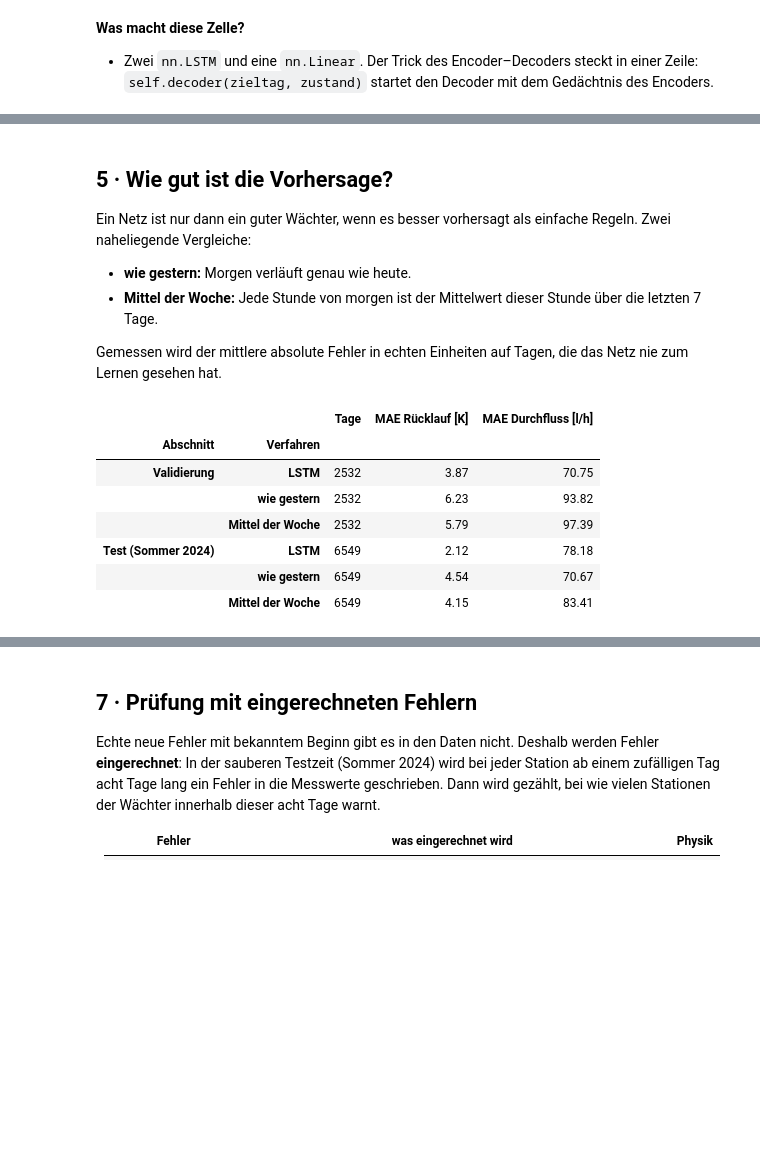
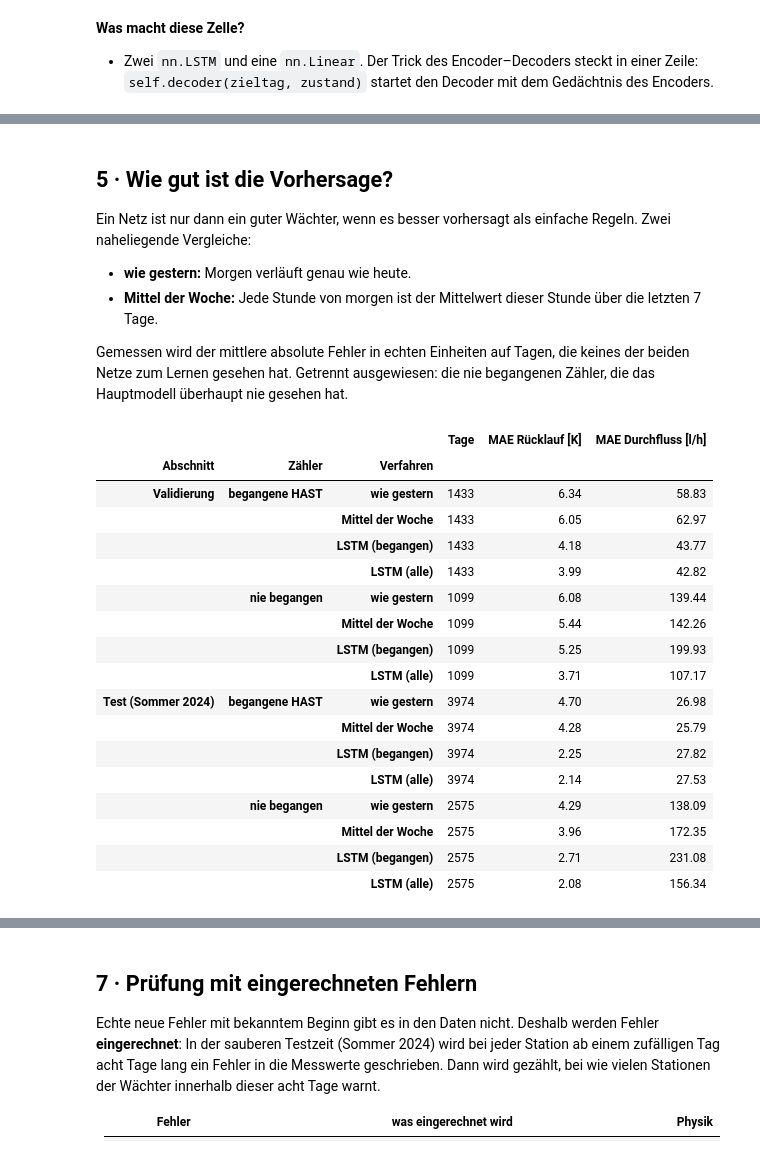
Before and after one commit to ivelinayna/projektseminar, a Jupyter notebook: notebooks/21_prognose_lstm_waechter.ipynb, the cells around one changed output, grey strips where cells are left out. Saved outputs shown, nothing was run; the diff lists cells and outputs as text; code cells hidden in the pictures; blank space fills up the shorter version.

```diff
--- a/notebooks/21_prognose_lstm_waechter.ipynb
+++ b/notebooks/21_prognose_lstm_waechter.ipynb
@@ -46,8 +64,9 @@ pd.set_option("display.width", 200)
 plt.rcParams["figure.facecolor"] = "white"
 
 STICHTAG = pd.Timestamp("2024-09-01")
-TRAINING_BIS = pd.Timestamp("2024-06-01")   # danach: Sommer 2024 als saubere Testzeit vor den Begehungen
-VORGESCHICHTE = 7                             # Tage
+LERNEN_BIS = pd.Timestamp("2024-06-01")    # danach: Sommer 2024 als saubere Testzeit vor den Begehungen
+VORGESCHICHTE = 7                           # Tage
+HEIZGRENZE_C = 15.0                         # Tagesmittel darunter = Heiztag (wie in Notebook 17)
 NEU_TRAINIEREN = False
 SEED = 0
 torch.manual_seed(SEED)
@@ -123,10 +168,10 @@ Temperaturen für alle gleich. Dann entstehen für jeden Zieltag drei Teile:
   im Wetterbericht, den Vorlauf gibt das Netz vor,
 * **Ziel:** Rücklauf und Durchfluss des Zieltags (24 × 2).
 # %%
-lernen = (tage["abschnitt"] == "Training").to_numpy()
-fl_teiler = stunden[np.repeat(lernen, 24)].groupby("zaehler")["durchfluss"].quantile(0.95).clip(lower=1.0)
-mittel = {k: werte[lernen, :, i].mean() for i, k in enumerate(KANAELE) if k != "durchfluss"}
-streuung = {k: werte[lernen, :, i].std() for i, k in enumerate(KANAELE) if k != "durchfluss"}
+lernzeit = (tage["abschnitt"] == "Training").to_numpy()
+fl_teiler = stunden[np.repeat(lernzeit, 24)].groupby("zaehler")["durchfluss"].quantile(0.95).clip(lower=1.0)
+mittel = {k: werte[lernzeit, :, i].mean() for i, k in enumerate(KANAELE) if k != "durchfluss"}
+streuung = {k: werte[lernzeit, :, i].std() for i, k in enumerate(KANAELE) if k != "durchfluss"}
 
 
 def skalieren(feld):
@@ -145,10 +190,10 @@ def eingaenge(x, idx):
 
 
 x = skalieren(werte)
-# Überwacht werden nur Zähler, die das Netz vor Juni 2024 kennenlernen konnte
-ohne_training = sorted(set(tage["zaehler"]) - set(fl_teiler.index))
+# Überwacht werden nur Zähler, die vor Juni 2024 Daten haben (sonst keine Skala und keine normale Schwankung)
+ohne_lernzeit = sorted(set(tage["zaehler"]) - set(fl_teiler.index))
 ziel_idx = ziel_idx[tage.loc[ziel_idx, "zaehler"].isin(fl_teiler.index).to_numpy()]
-print(f"{len(ohne_training)} Zähler ohne Trainingstage werden nicht überwacht; {len(ziel_idx):,} Zieltage bleiben")
+print(f"{len(ohne_lernzeit)} Zähler ohne Tage vor Juni 2024 werden nicht überwacht; {len(ziel_idx):,} Zieltage bleiben")
 v, z, y = eingaenge(x, ziel_idx[:3])
 print(f"Beispiel für drei Zieltage: Vergangenheit {tuple(v.shape)}, Zieltag bekannt {tuple(z.shape)}, Ziel {tuple(y.shape)}")
 # %% [output]
@@ -280,44 +344,56 @@ Zwei naheliegende Vergleiche:
 * **wie gestern:** Morgen verläuft genau wie heute.
 * **Mittel der Woche:** Jede Stunde von morgen ist der Mittelwert dieser Stunde über die letzten 7 Tage.
 
-Gemessen wird der mittlere absolute Fehler in echten Einheiten auf Tagen, die das
-Netz nie zum Lernen gesehen hat.
+Gemessen wird der mittlere absolute Fehler in echten Einheiten auf Tagen, die keines der
+beiden Netze zum Lernen gesehen hat. Getrennt ausgewiesen: die nie begangenen Zähler, die
+das Hauptmodell überhaupt nie gesehen hat.
 # %%
-def vorhersagen(feld_skaliert, idx, stapel=4096):
-    modell.eval()
+def vorhersagen(modell, feld_skaliert, idx, stapel=4096):
     teile = []
     with torch.no_grad():
         for start in range(0, len(idx), stapel):
             v, z, _ = eingaenge(feld_skaliert, idx[start:start + stapel])
             teile.append(modell(v.to(GERAET), z.to(GERAET)).cpu().numpy())
     p = np.concatenate(teile)
     rl = p[:, :, 0] * streuung["ruecklauf"] + mittel["ruecklauf"]                         # zurück in °C
     fl = p[:, :, 1] * tage.loc[idx, "zaehler"].map(fl_teiler).to_numpy()[:, None]         # zurück in l/h
     return rl, fl
 
 
 zeilen = []
-for abschnitt in ("Validierung", "Test (Sommer 2024)"):
-    idx = ziel_idx[tage.loc[ziel_idx, "abschnitt"].eq(abschnitt).to_numpy()]
-    rl, fl = vorhersagen(x, idx)
-    echt = werte[idx]
-    gestern = werte[idx - 1]
-    woche = werte[idx[:, None] + np.arange(-VORGESCHICHTE, 0)].mean(axis=1)
-    for name, rl_v, fl_v in (("LSTM", rl, fl), ("wie gestern", gestern[:, :, RL], gestern[:, :, FL]),
-                             ("Mittel der Woche", woche[:, :, RL], woche[:, :, FL])):
-        zeilen.append({"Abschnitt": abschnitt, "Verfahren": name, "Tage": len(idx),
-                       "MAE Rücklauf [K]": np.abs(rl_v - echt[:, :, RL]).mean(),
-                       "MAE Durchfluss [l/h]": np.abs(fl_v - echt[:, :, FL]).mean()})
-guete = pd.DataFrame(zeilen).set_index(["Abschnitt", "Verfahren"])
+for abschnitt_name in ("Validierung", "Test (Sommer 2024)"):
+    for gruppe, maske in (("begangene HAST", begangen), ("nie begangen", ~begangen)):
+        idx = ziel_idx[(abschnitt == abschnitt_name) & maske]
+        echt = werte[idx]
+        kandidaten = {"wie gestern": (werte[idx - 1][:, :, RL], werte[idx - 1][:, :, FL])}
+        woche_mittel = werte[idx[:, None] + np.arange(-VORGESCHICHTE, 0)].mean(axis=1)
+        kandidaten["Mittel der Woche"] = (woche_mittel[:, :, RL], woche_mittel[:, :, FL])
+        for name, m in modelle.items():
+            kandidaten[f"LSTM ({name})"] = vorhersagen(m, x, idx)
+        for verfahren, (rl_v, fl_v) in kandidaten.items():
+            zeilen.append({"Abschnitt": abschnitt_name, "Zähler": gruppe, "Verfahren": verfahren, "Tage": len(idx),
+                           "MAE Rücklauf [K]": np.abs(rl_v - echt[:, :, RL]).mean(),
+                           "MAE Durchfluss [l/h]": np.abs(fl_v - echt[:, :, FL]).mean()})
+guete = pd.DataFrame(zeilen).set_index(["Abschnitt", "Zähler", "Verfahren"])
 guete.round(2)
 # %% [output]
-|  |  | Tage | MAE Rücklauf [K] | MAE Durchfluss [l/h] |
-| Abschnitt | Verfahren |  |  |  |
-| Validierung | LSTM | 2532 | 3.87 | 70.75 |
-|  | wie gestern | 2532 | 6.23 | 93.82 |
-|  | Mittel der Woche | 2532 | 5.79 | 97.39 |
-| Test (Sommer 2024) | LSTM | 6549 | 2.12 | 78.18 |
-|  | wie gestern | 6549 | 4.54 | 70.67 |
-|  | Mittel der Woche | 6549 | 4.15 | 83.41 |
+|  |  |  | Tage | MAE Rücklauf [K] | MAE Durchfluss [l/h] |
+| Abschnitt | Zähler | Verfahren |  |  |  |
+| Validierung | begangene HAST | wie gestern | 1433 | 6.34 | 58.83 |
+|  |  | Mittel der Woche | 1433 | 6.05 | 62.97 |
+|  |  | LSTM (begangen) | 1433 | 4.18 | 43.77 |
+|  |  | LSTM (alle) | 1433 | 3.99 | 42.82 |
+|  | nie begangen | wie gestern | 1099 | 6.08 | 139.44 |
+|  |  | Mittel der Woche | 1099 | 5.44 | 142.26 |
+|  |  | LSTM (begangen) | 1099 | 5.25 | 199.93 |
+|  |  | LSTM (alle) | 1099 | 3.71 | 107.17 |
+| Test (Sommer 2024) | begangene HAST | wie gestern | 3974 | 4.70 | 26.98 |
+|  |  | Mittel der Woche | 3974 | 4.28 | 25.79 |
+|  |  | LSTM (begangen) | 3974 | 2.25 | 27.82 |
+|  |  | LSTM (alle) | 3974 | 2.14 | 27.53 |
+|  | nie begangen | wie gestern | 2575 | 4.29 | 138.09 |
+|  |  | Mittel der Woche | 2575 | 3.96 | 172.35 |
+|  |  | LSTM (begangen) | 2575 | 2.71 | 231.08 |
+|  |  | LSTM (alle) | 2575 | 2.08 | 156.34 |
 # %% [markdown]
 **Was macht diese Zelle?**
```
Also changed, not shown: parts of 62 cells of this notebook.
